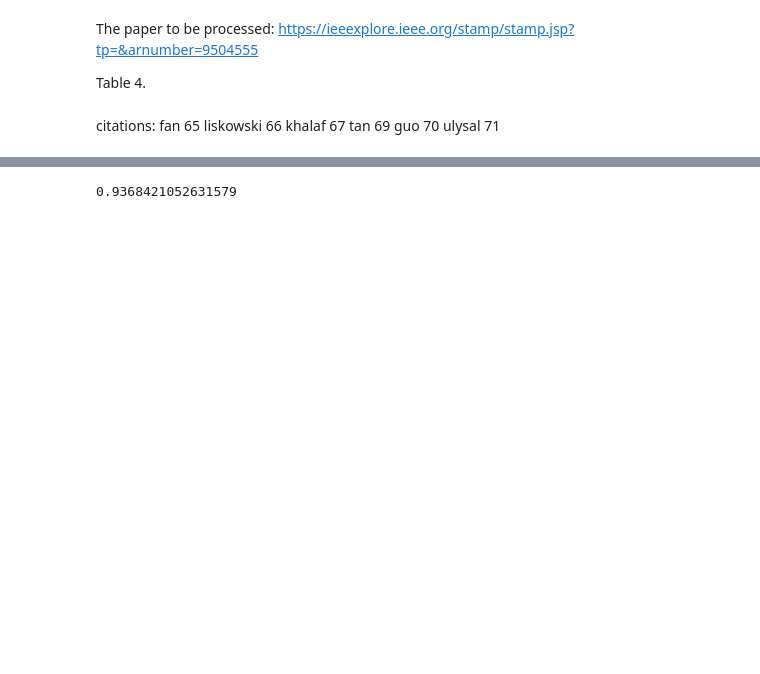
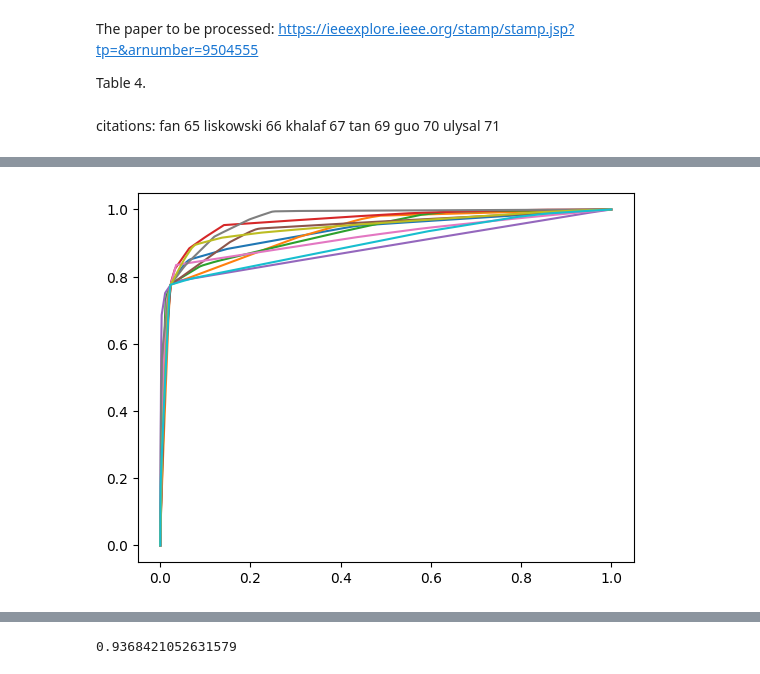
Before and after one commit to FalseNegativeLab/mlscorecheck, a Jupyter notebook: notebooks/auc_experiments/05-application-retinal-vessel.ipynb, the cells around one changed output, grey strips where cells are left out. Drawn from its saved outputs; the diff is of its cells as text; code cells hidden in the pictures; blank space fills up the shorter version.

```diff
--- a/notebooks/auc_experiments/05-application-retinal-vessel.ipynb
+++ b/notebooks/auc_experiments/05-application-retinal-vessel.ipynb
@@ -21,0 +61,5 @@ from mlscorecheck.experiments import load_drive
+# %%
+for idx in range(10, 20):
+    plt.plot(fprs[idx], tprs[idx])
+# %% [output]
+[figure, added]
```
Also changed, not shown: parts of 41 cells of this notebook, 5 other files.
